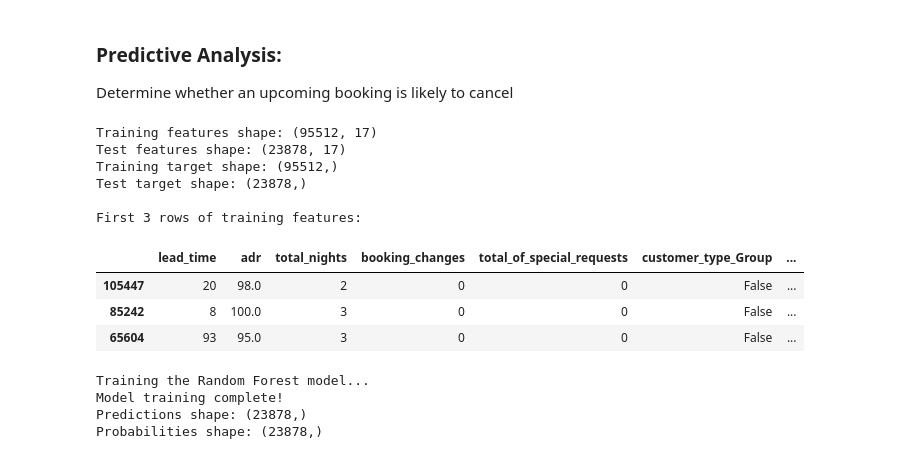
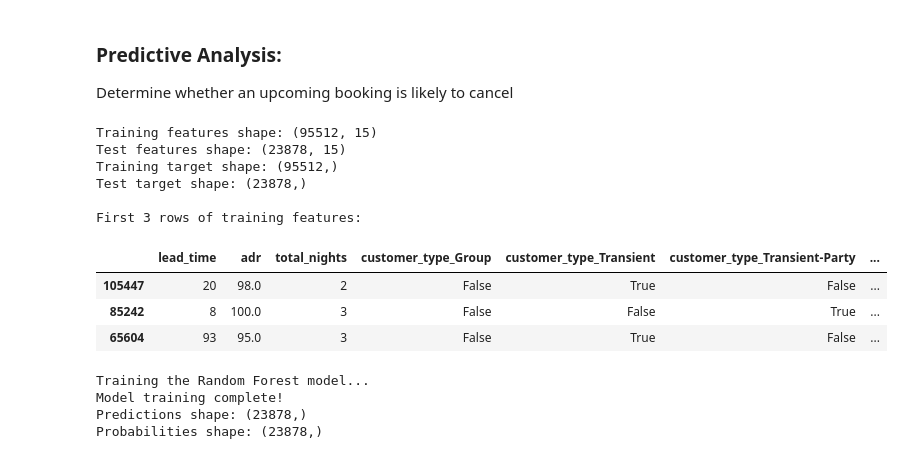
Before and after one commit to anniechooimh/Hospitality-Analytics, a Jupyter notebook: Capstone_Hospitality Analysis.ipynb, the cells around one changed output. Cells and saved outputs as stored; diff of their text form; code cells hidden in the pictures.

```diff
--- a/Capstone_Hospitality Analysis.ipynb
+++ b/Capstone_Hospitality Analysis.ipynb
@@ -739,39 +825,39 @@ Determine whether an upcoming booking is likely to cancel
 # %%
 #Prepare the dataset for modeling by selecting features, encoding categorical variables, and splitting the data into training and test sets.
 
 from sklearn.model_selection import train_test_split
 
 # 1. Define predictor features
-features_list = ['lead_time', 'adr', 'total_nights', 'booking_changes', 'total_of_special_requests', 'customer_type', 'market_segment', 'deposit_type']
+features_list = ['lead_time', 'adr', 'total_nights', 'customer_type', 'market_segment', 'deposit_type']
 
 # 2. Extract features (X) and binary target (y)
 X = merged_booking[features_list].copy()
 y = merged_booking['is_canceled'].astype(int)
 
 # 3. Encode categorical features
 X_encoded = pd.get_dummies(X, columns=['customer_type', 'market_segment', 'deposit_type'], drop_first=True)
 
 # 4. Split into training and testing sets (80-20 split)
 X_train, X_test, y_train, y_test = train_test_split(X_encoded, y, test_size=0.2, random_state=42, stratify=y)
 
 # 5. Verify shapes
 print("Training features shape:", X_train.shape)
 print("Test features shape:", X_test.shape)
 print("Training target shape:", y_train.shape)
 print("Test target shape:", y_test.shape)
 print("\nFirst 3 rows of training features:")
 display(X_train.head(3))
 # %% [output]
-Training features shape: (95512, 17)
-Test features shape: (23878, 17)
+Training features shape: (95512, 15)
+Test features shape: (23878, 15)
 Training target shape: (95512,)
 Test target shape: (23878,)
 
 First 3 rows of training features:
-|  | lead_time | adr | total_nights | booking_changes | total_of_special_requests | customer_type_Group | ... |
-| 105447 | 20 | 98.0 | 2 | 0 | 0 | False | ... |
-| 85242 | 8 | 100.0 | 3 | 0 | 0 | False | ... |
-| 65604 | 93 | 95.0 | 3 | 0 | 0 | False | ... |
+|  | lead_time | adr | total_nights | customer_type_Group | customer_type_Transient | customer_type_Transient-Party | ... |
+| 105447 | 20 | 98.0 | 2 | False | True | False | ... |
+| 85242 | 8 | 100.0 | 3 | False | False | True | ... |
+| 65604 | 93 | 95.0 | 3 | False | True | False | ... |
 # %%
 #Train and tune a Random Forest classifier model to predict whether a hotel booking will be canceled.
 
```
Also changed, not shown: parts of 12 cells of this notebook.
